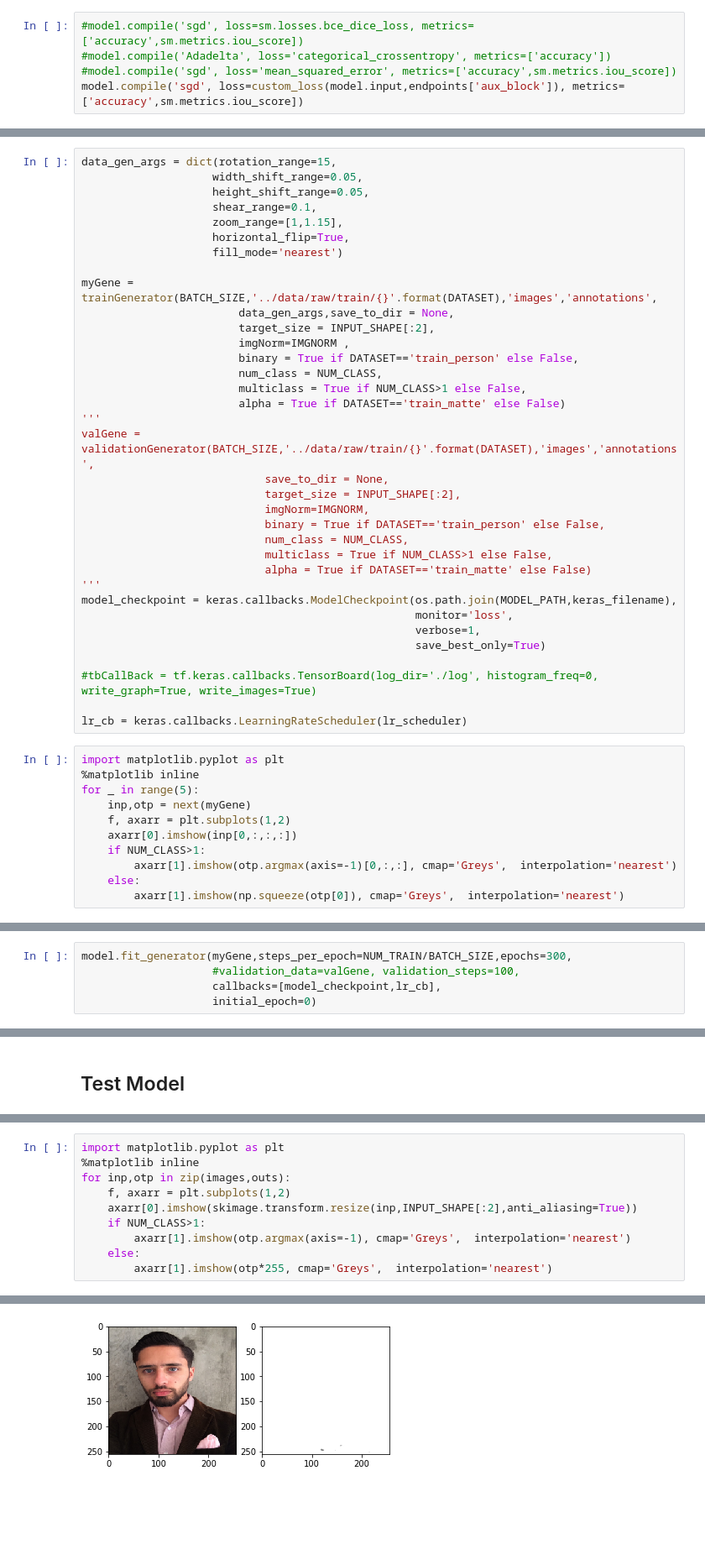
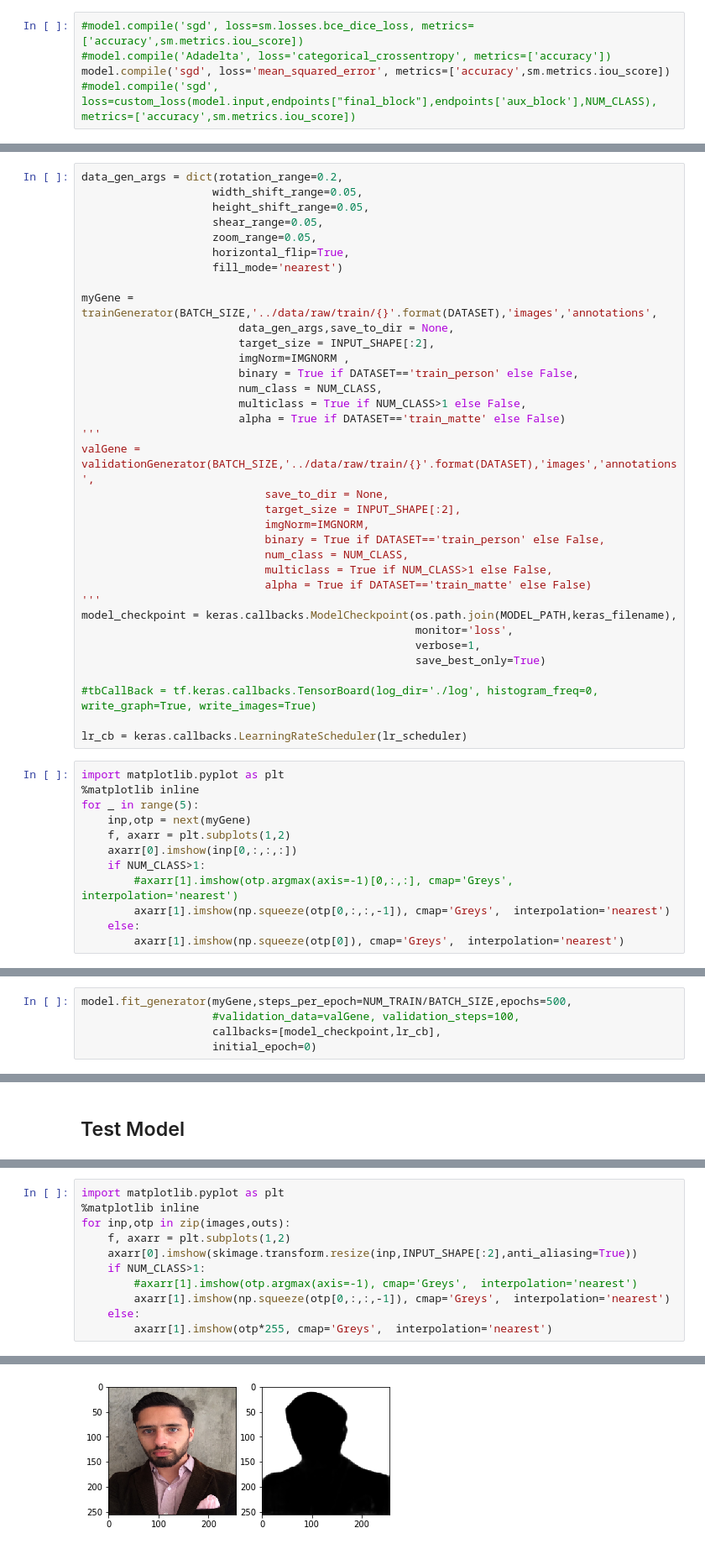
Before and after one commit to BUVANEASH/person_seg_net, a Jupyter notebook: notebooks/Train_MMnet.ipynb, the cells around one changed output, grey strips where cells are left out. Shown at 84% size. Cells and saved outputs as stored; diff of their text form; blank space fills up the shorter version.

```diff
--- a/notebooks/Train_MMnet.ipynb
+++ b/notebooks/Train_MMnet.ipynb
@@ -63,5 +65,5 @@ Colocations handled automatically by placer.
 # %%
 #model.compile('sgd', loss=sm.losses.bce_dice_loss, metrics=['accuracy',sm.metrics.iou_score])
 #model.compile('Adadelta', loss='categorical_crossentropy', metrics=['accuracy'])
-#model.compile('sgd', loss='mean_squared_error', metrics=['accuracy',sm.metrics.iou_score])
-model.compile('sgd', loss=custom_loss(model.input,endpoints['aux_block']), metrics=['accuracy',sm.metrics.iou_score])
+model.compile('sgd', loss='mean_squared_error', metrics=['accuracy',sm.metrics.iou_score])
+#model.compile('sgd', loss=custom_loss(model.input,endpoints["final_block"],endpoints['aux_block'],NUM_CLASS), metrics=['accuracy',sm.metrics.iou_score])
@@ -97,11 +95,11 @@ ________________________________________________________________________________
 # %% [markdown]
 ### Create Train and validation Image generators , keras callbacks to save model, learning rate scheduler and tensorboard monitoring.
 # %%
-data_gen_args = dict(rotation_range=15,
+data_gen_args = dict(rotation_range=0.2,
                     width_shift_range=0.05,
                     height_shift_range=0.05,
-                    shear_range=0.1,
-                    zoom_range=[1,1.15],
+                    shear_range=0.05,
+                    zoom_range=0.05,
                     horizontal_flip=True,
                     fill_mode='nearest')
 
@@ -139,7 +137,8 @@ for _ in range(5):
     f, axarr = plt.subplots(1,2)
     axarr[0].imshow(inp[0,:,:,:])
     if NUM_CLASS>1:
-        axarr[1].imshow(otp.argmax(axis=-1)[0,:,:], cmap='Greys',  interpolation='nearest')
+        #axarr[1].imshow(otp.argmax(axis=-1)[0,:,:], cmap='Greys',  interpolation='nearest')
+        axarr[1].imshow(np.squeeze(otp[0,:,:,-1]), cmap='Greys',  interpolation='nearest')
     else:
         axarr[1].imshow(np.squeeze(otp[0]), cmap='Greys',  interpolation='nearest')
 # %% [output]
@@ -153,7 +152,7 @@ Found 5711 images belonging to 1 classes.
 # %% [markdown]
 ## Train Model
 # %%
-model.fit_generator(myGene,steps_per_epoch=NUM_TRAIN/BATCH_SIZE,epochs=300,
+model.fit_generator(myGene,steps_per_epoch=NUM_TRAIN/BATCH_SIZE,epochs=500,
                     #validation_data=valGene, validation_steps=100,
                     callbacks=[model_checkpoint,lr_cb],
                     initial_epoch=0)
@@ -214,7 +215,8 @@ for inp,otp in zip(images,outs):
     f, axarr = plt.subplots(1,2)
     axarr[0].imshow(skimage.transform.resize(inp,INPUT_SHAPE[:2],anti_aliasing=True))
     if NUM_CLASS>1:
-        axarr[1].imshow(otp.argmax(axis=-1), cmap='Greys',  interpolation='nearest')
+        #axarr[1].imshow(otp.argmax(axis=-1), cmap='Greys',  interpolation='nearest')
+        axarr[1].imshow(np.squeeze(otp[0,:,:,-1]), cmap='Greys',  interpolation='nearest')
     else:
         axarr[1].imshow(otp*255, cmap='Greys',  interpolation='nearest')
 # %% [output]
@@ -224 +226 @@ for inp,otp in zip(images,outs):
-[figure, old version]
+[figure, new version]
```
Also changed, not shown: parts of 10 cells of this notebook, 5 other files.
